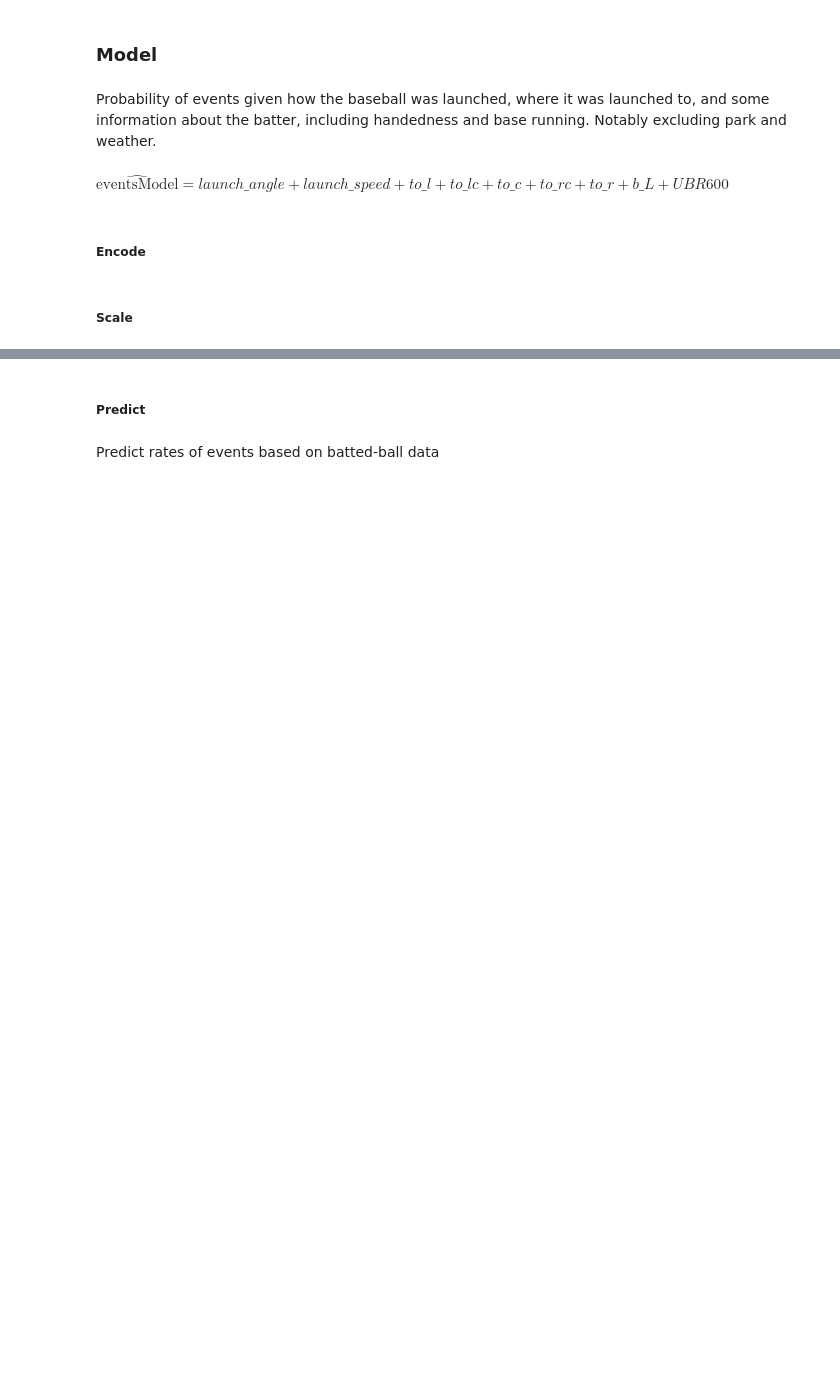
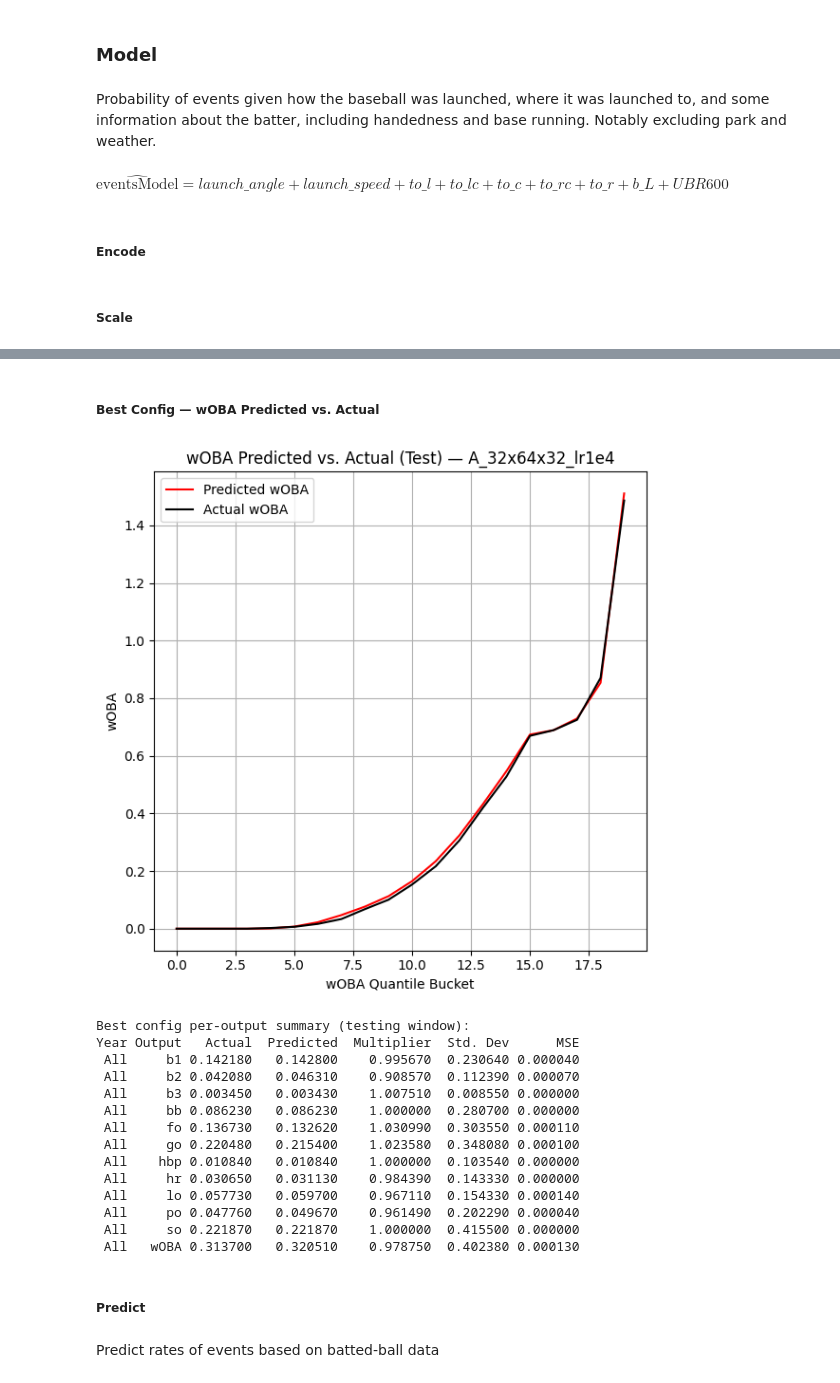
Before and after one commit to jamesgiles1993/MLB-Code, a Jupyter notebook: M01. Batted Balls.ipynb, the cells around one changed output, grey strips where cells are left out. Cells and saved outputs as stored; diff of their text form; code cells hidden in the pictures; blank space fills up the shorter version.

Commit message:
20260709 Backup
Significant changes to imports
Updates to most model notebooks

```diff
--- a/M01. Batted Balls.ipynb
+++ b/M01. Batted Balls.ipynb
@@ -54,5 +80,3 @@ steamer_hitters_df[['PA', 'UBR']] = steamer_hitters_df[['PA', 'UBR']].astype(flo
-# %%
-steamer_hitters_df['proj_date'] = pd.to_datetime(steamer_hitters_df['proj_date'])
 # %% [markdown]
 Calculate UBR per 600 Plate Appearances
 # %%
@@ -105,12 +139,12 @@ else:
 # %% [markdown]
 ##### Scale
 # %%
-if not hasattr(sys.modules['__main__'], '__file__') and train_batted_ball_model == True:
-    # Scale model inputs
+if is_main == True and train_batted_ball_model == True:
+    # Scale model inputs — fit on the TRAINING window only, then transform all rows
     scale_inputs = StandardScaler()
-    # Fit and transform
-    X_scaled = scale_inputs.fit_transform(X)
-    # Save
+    scale_inputs.fit(X[train_mask])
+    X_scaled = scale_inputs.transform(X)
     pickle.dump(scale_inputs, open(os.path.join(model_path, "M01. Park and Weather Factors", todaysdate, "scale_inputs.pkl"), 'wb'))
 else:
+    # Just transform with the loaded scaler
     X_scaled = scale_inputs.transform(X)
@@ -142,0 +204,16 @@ if not hasattr(sys.modules['__main__'], '__file__') and train_batted_ball_model
+# %%
+n_runs = 5      # Random-seed runs per config — best wOBA MSE (test window) is kept
+n_buckets = 20  # wOBA quantile buckets for evaluation
+
+# Workflow: start with several configs on a limited window (set min/max_training_date
+# narrow above). Compare on the test window, prune model_a_configs to the winner(s),
+# widen the training window to the full sample, and rerun to train the final model.
+# Each entry varies architecture, learning rate, L2 regularization, batch size, epochs.
+model_a_configs = {
+    # "A_64x32_lr1e4":    {'hidden_layer_sizes': (64, 32),    'learning_rate_init': 0.0001, 'alpha': 0.0,    'batch_size': 128, 'max_iter': 50},
+    # "A_28x64_lr1e3":   {'hidden_layer_sizes': (128, 64),   'learning_rate_init': 0.001,  'alpha': 0.0,    'batch_size': 256, 'max_iter': 50},
+    "A_32x64x32_lr1e4":    {'hidden_layer_sizes': (32, 64, 32),    'learning_rate_init': 0.0001, 'alpha': 0.0,    'batch_size': 128, 'max_iter': 50},
+    # "A_64x128x64_lr1e3":   {'hidden_layer_sizes': (64, 128, 64),   'learning_rate_init': 0.001,  'alpha': 0.0,    'batch_size': 256, 'max_iter': 50},
+    # "A_64x128x64_reg1e4":  {'hidden_layer_sizes': (64, 128, 64),   'learning_rate_init': 0.001,  'alpha': 0.0001, 'batch_size': 256, 'max_iter': 75},
+    # "A_128x256x128_lr1e3": {'hidden_layer_sizes': (128, 256, 128), 'learning_rate_init': 0.001,  'alpha': 0.0,    'batch_size': 512, 'max_iter': 75},
+}
@@ -143,3 +322,38 @@ if not hasattr(sys.modules['__main__'], '__file__') and train_batted_ball_model
+# %% [markdown]
+##### Best Config — wOBA Predicted vs. Actual
+# %%
+# Plot the best config's wOBA calibration (predicted vs. actual by bucket, testing window).
+if is_main == True and train_batted_ball_model == True:
+    bdf = config_buckets[best_overall['config']]
+    plt.figure(figsize=(6, 6))
+    plt.plot(bdf['b'], bdf['pred'], color='red',   label='Predicted wOBA')
+    plt.plot(bdf['b'], bdf['act'],  color='black', label='Actual wOBA')
+    plt.title(f"wOBA Predicted vs. Actual (Test) — {best_overall['config']}")
+    plt.xlabel('wOBA Quantile Bucket')
+    plt.ylabel('wOBA')
+    plt.legend()
+    plt.grid(True)
+    plt.tight_layout()
+    plt.show()
+
+    print("\nBest config per-output summary (testing window):")
+    print(best_overall['summary'].round(5).to_string(index=False))
+# %% [output]
+[figure, added]
+Best config per-output summary (testing window):
+Year Output   Actual  Predicted  Multiplier  Std. Dev      MSE
+ All     b1 0.142180   0.142800    0.995670  0.230640 0.000040
+ All     b2 0.042080   0.046310    0.908570  0.112390 0.000070
+ All     b3 0.003450   0.003430    1.007510  0.008550 0.000000
+ All     bb 0.086230   0.086230    1.000000  0.280700 0.000000
+ All     fo 0.136730   0.132620    1.030990  0.303550 0.000110
+ All     go 0.220480   0.215400    1.023580  0.348080 0.000100
+ All    hbp 0.010840   0.010840    1.000000  0.103540 0.000000
+ All     hr 0.030650   0.031130    0.984390  0.143330 0.000000
+ All     lo 0.057730   0.059700    0.967110  0.154330 0.000140
+ All     po 0.047760   0.049670    0.961490  0.202290 0.000040
+ All     so 0.221870   0.221870    1.000000  0.415500 0.000000
+ All   wOBA 0.313700   0.320510    0.978750  0.402380 0.000130
 # %% [markdown]
 ##### Predict
 # %% [markdown]
```
Also changed, not shown: parts of 67 cells of this notebook, 47 other files.
